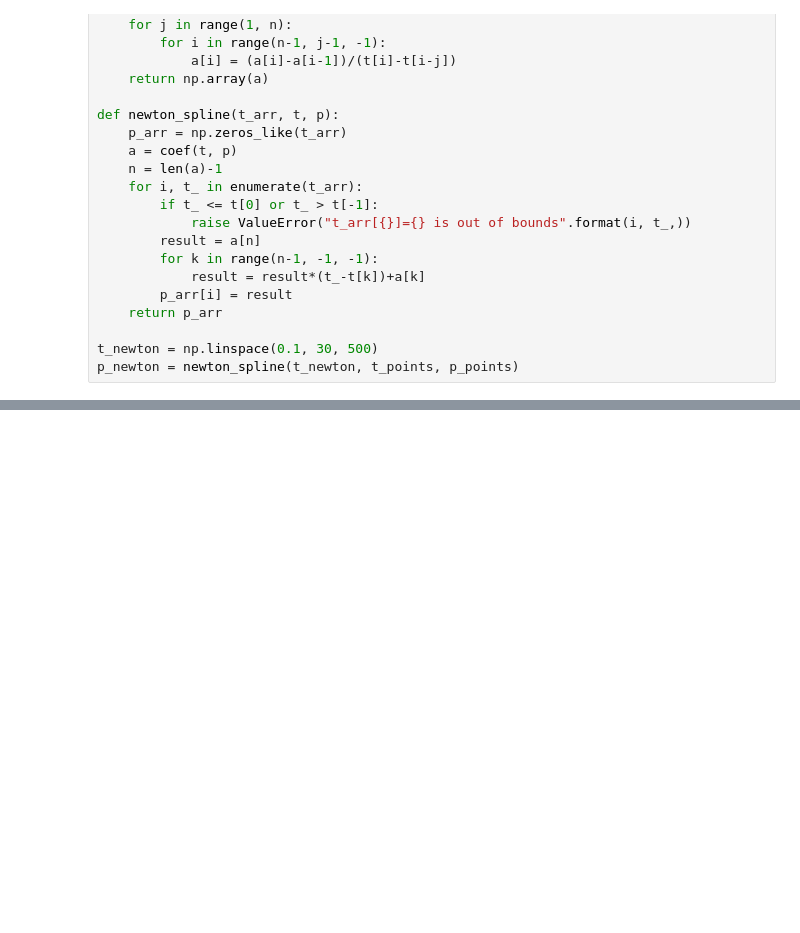
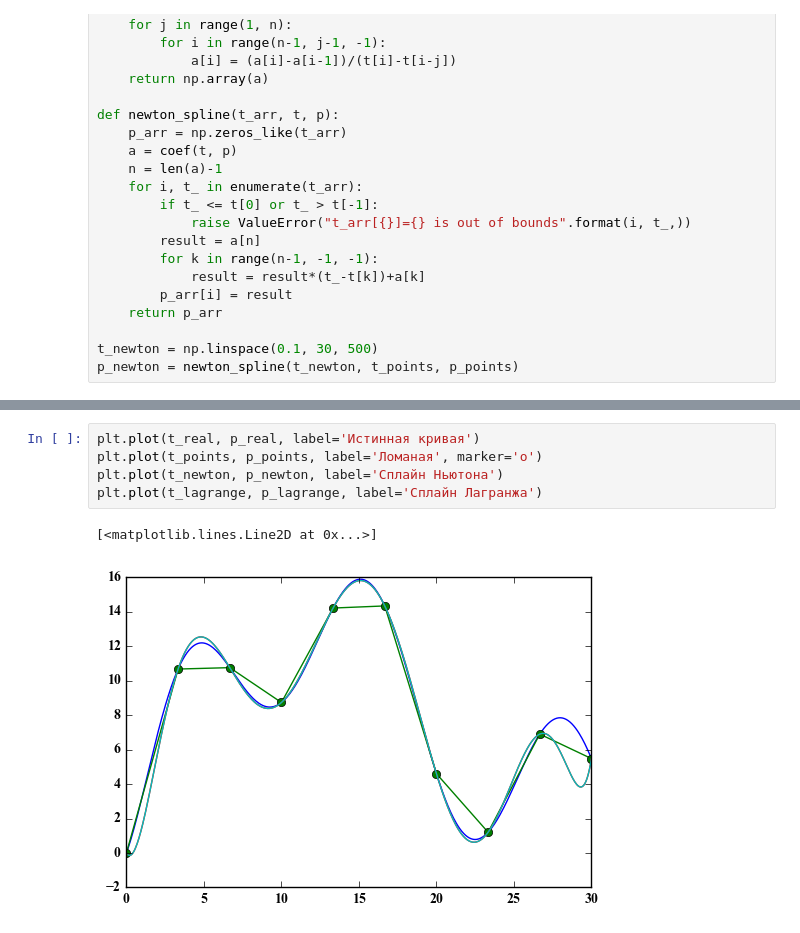
Before and after one commit to EtsuNDmA/stud_tasks, a Jupyter notebook: Python laby vsesdal_486016/lab3.ipynb, the cells around one changed output, grey strips where cells are left out. Drawn from its saved outputs; the diff is of its cells as text; blank space fills up the shorter version.

```diff
--- a/Python laby vsesdal_486016/lab3.ipynb
+++ b/Python laby vsesdal_486016/lab3.ipynb
@@ -110,0 +138,8 @@ plt.show()
+# %%
+plt.plot(t_real, p_real, label='Истинная кривая')
+plt.plot(t_points, p_points, label='Ломаная', marker='o')
+plt.plot(t_newton, p_newton, label='Сплайн Ньютона')
+plt.plot(t_lagrange, p_lagrange, label='Сплайн Лагранжа')
+# %% [output]
+[<matplotlib.lines.Line2D at 0x...>]
+[figure, added]
```
Also changed, not shown: parts of 5 cells of this notebook.
